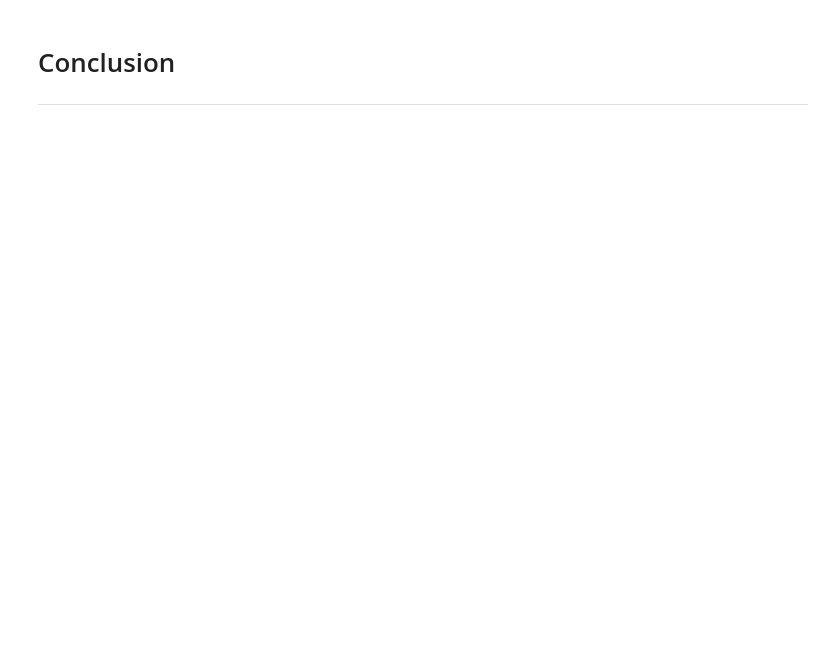
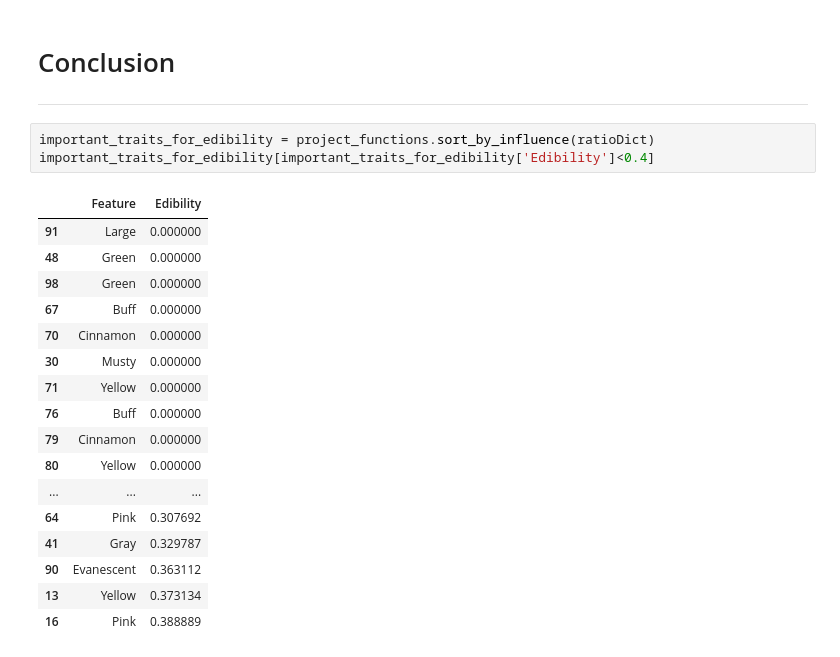
Before and after one commit to data301-2020-winter2/course-project-group_1009, a Jupyter notebook: analysis/submitted/Milestone2.ipynb, the cells around one changed output. Cells and saved outputs as stored; diff of their text form; blank space fills up the shorter version.

```diff
--- a/analysis/submitted/Milestone2.ipynb
+++ b/analysis/submitted/Milestone2.ipynb
@@ -125,3 +125,24 @@ project_functions.show_miscellaneous_features(df, ratioDict)
 # %% [markdown]
 # Conclusion #
 ---
+# %%
+important_traits_for_edibility = project_functions.sort_by_influence(ratioDict)
+important_traits_for_edibility[important_traits_for_edibility['Edibility']<0.4]
+# %% [output]
+|  | Feature | Edibility |
+| 91 | Large | 0.000000 |
+| 48 | Green | 0.000000 |
+| 98 | Green | 0.000000 |
+| 67 | Buff | 0.000000 |
+| 70 | Cinnamon | 0.000000 |
+| 30 | Musty | 0.000000 |
+| 71 | Yellow | 0.000000 |
+| 76 | Buff | 0.000000 |
+| 79 | Cinnamon | 0.000000 |
+| 80 | Yellow | 0.000000 |
+| ... | ... | ... |
+| 64 | Pink | 0.307692 |
+| 41 | Gray | 0.329787 |
+| 90 | Evanescent | 0.363112 |
+| 13 | Yellow | 0.373134 |
+| 16 | Pink | 0.388889 |
```
Also changed, not shown: parts of 9 cells of this notebook, 1 other file.
